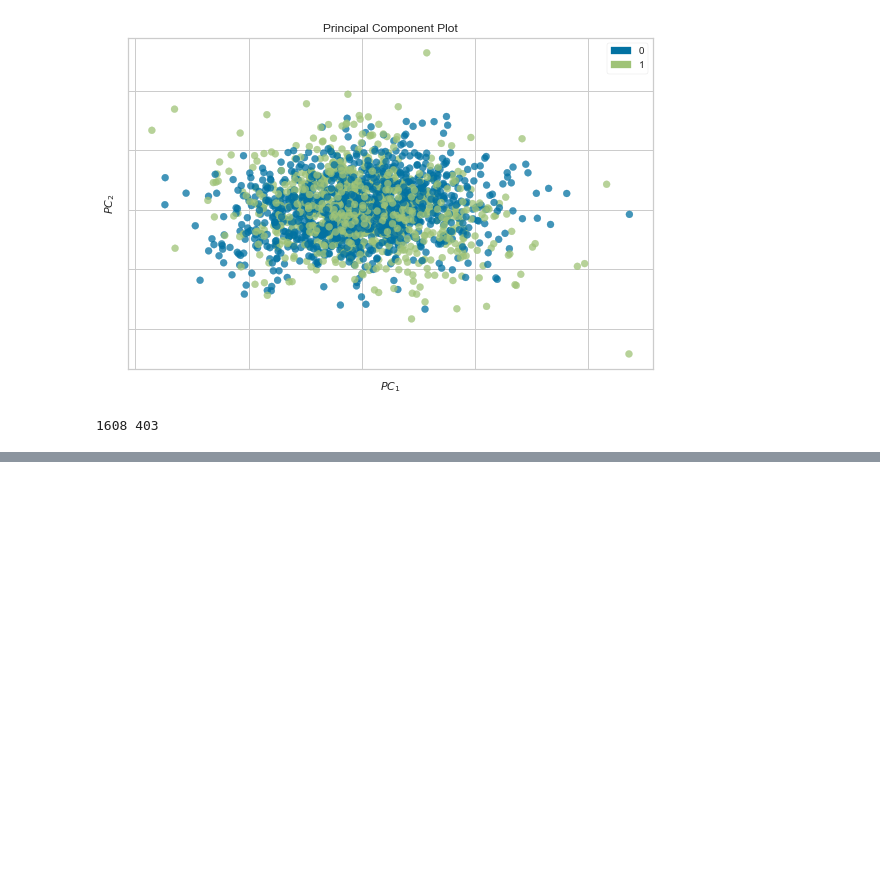
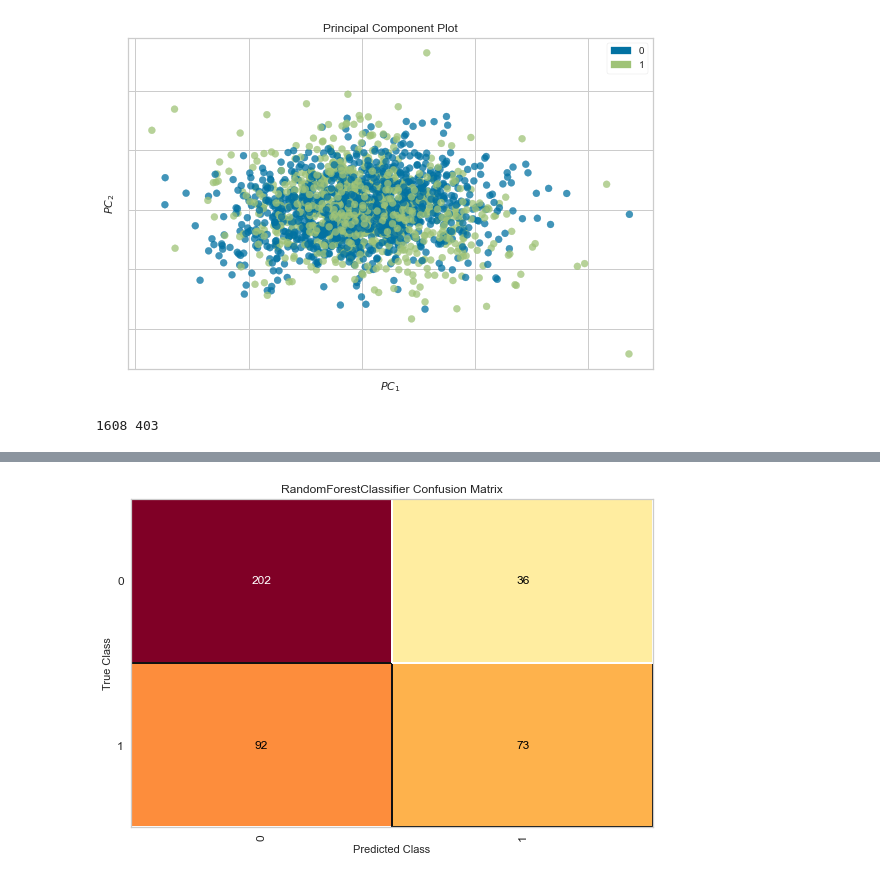
Before and after one commit to lucianawaka/bootcamp-ML, a Jupyter notebook: 10_Case_agua/10_Case_Agua_Potavel.ipynb, the cells around one changed output, grey strips where cells are left out. Drawn from its saved outputs; the diff is of its cells as text; code cells hidden in the pictures; blank space fills up the shorter version.

```diff
--- a/10_Case_agua/10_Case_Agua_Potavel.ipynb
+++ b/10_Case_agua/10_Case_Agua_Potavel.ipynb
@@ -302,2 +302,15 @@ visualizador.show();
 # %%
-# 1h e 13 min
+from yellowbrick.classifier import ConfusionMatrix
+classes = [0, 1]
+
+visualizador = ConfusionMatrix(
+    model,
+    classes=classes,
+    support=True
+)
+
+visualizador.fit( X_train, y_train)
+visualizador.score( X_test, y_test)
+visualizador.show();
+# %% [output]
+[figure, added]
```
Also changed, not shown: parts of 12 cells of this notebook.
